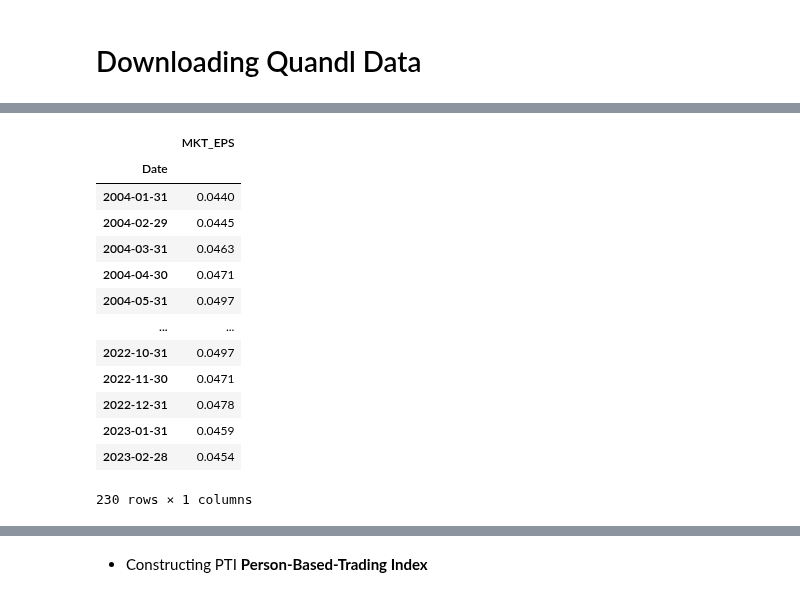
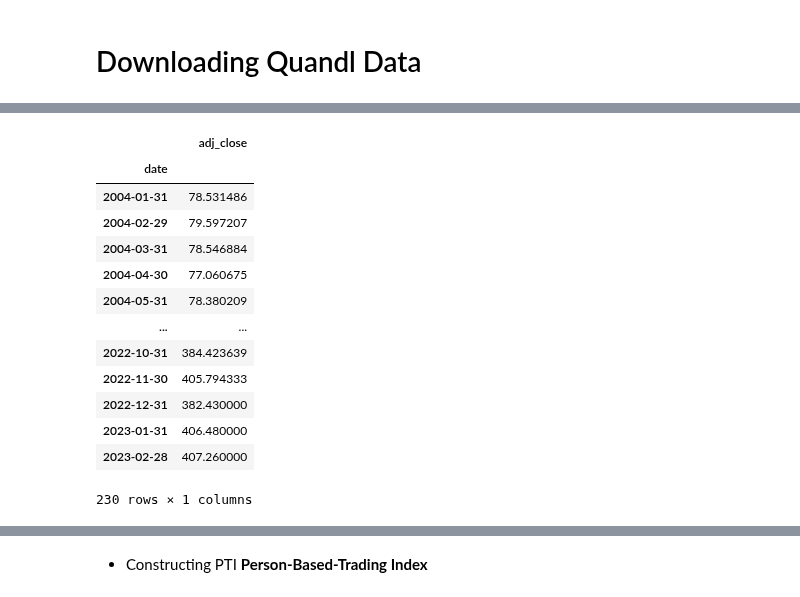
Before and after one commit to dcstein22/economics, a Jupyter notebook: QTSProject.ipynb, the cells around one changed output, grey strips where cells are left out. Cells and saved outputs as stored; diff of their text form; code cells hidden in the pictures.

```diff
--- a/QTSProject.ipynb
+++ b/QTSProject.ipynb
@@ -179,17 +204,17 @@ spy_earnings_yield
 # %%
-spy_earnings_yield.resample('M').last()
+market.resample('M').last()
 # %% [output]
-|  | MKT_EPS |
-| Date |  |
-| 2004-01-31 | 0.0440 |
-| 2004-02-29 | 0.0445 |
-| 2004-03-31 | 0.0463 |
-| 2004-04-30 | 0.0471 |
-| 2004-05-31 | 0.0497 |
+|  | adj_close |
+| date |  |
+| 2004-01-31 | 78.531486 |
+| 2004-02-29 | 79.597207 |
+| 2004-03-31 | 78.546884 |
+| 2004-04-30 | 77.060675 |
+| 2004-05-31 | 78.380209 |
 | ... | ... |
-| 2022-10-31 | 0.0497 |
-| 2022-11-30 | 0.0471 |
-| 2022-12-31 | 0.0478 |
-| 2023-01-31 | 0.0459 |
-| 2023-02-28 | 0.0454 |
+| 2022-10-31 | 384.423639 |
+| 2022-11-30 | 405.794333 |
+| 2022-12-31 | 382.430000 |
+| 2023-01-31 | 406.480000 |
+| 2023-02-28 | 407.260000 |
 230 rows × 1 columns
```
Also changed, not shown: parts of 80 cells of this notebook, 1 other file.
